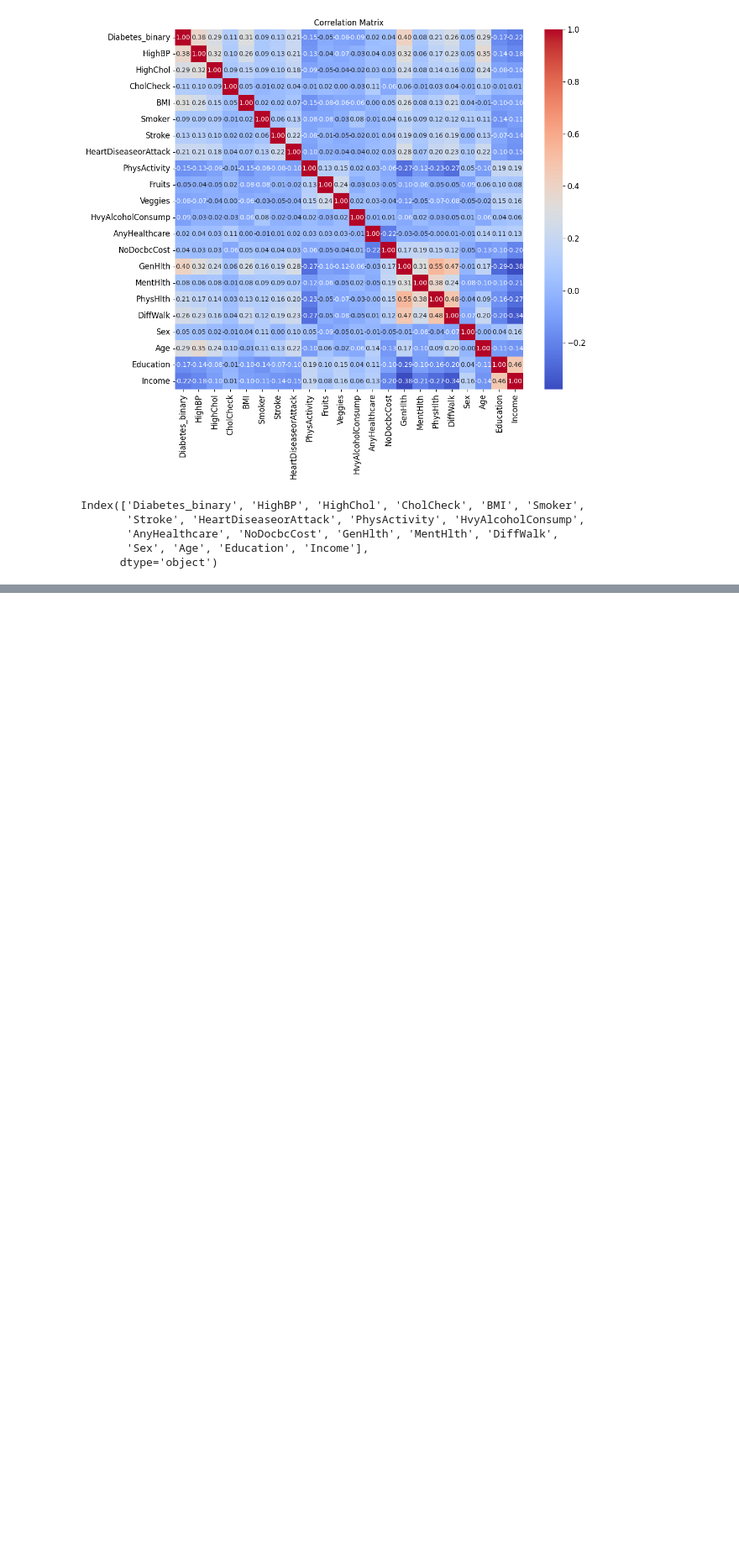
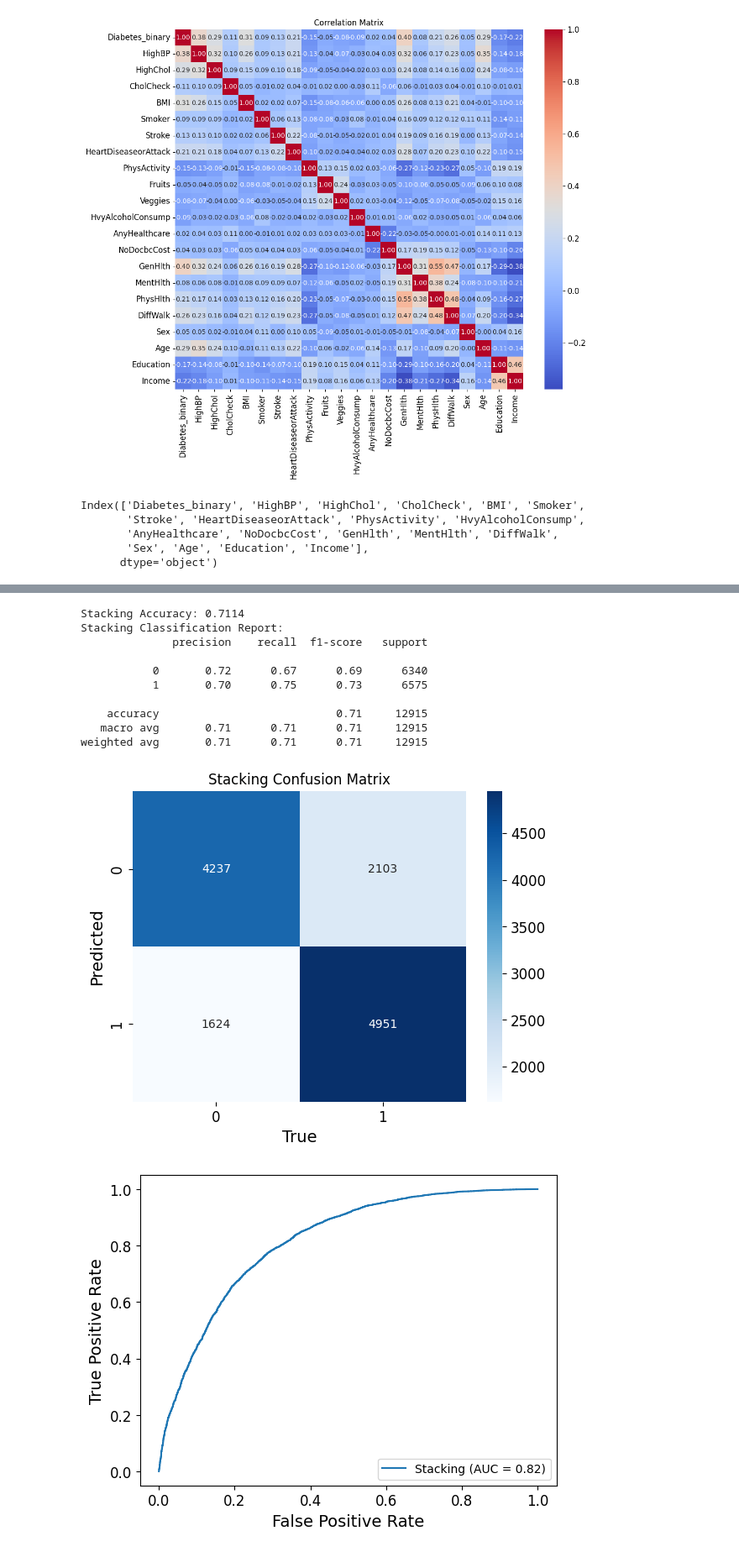
Before and after one commit to k23mhadh/DIABETES_ML_PROJECT, a Jupyter notebook: diabetes_classification.ipynb, the cells around one changed output, grey strips where cells are left out. Shown at 84% size. Saved outputs shown, nothing was run; the diff lists cells and outputs as text; code cells hidden in the pictures; blank space fills up the shorter version.

```diff
--- a/diabetes_classification.ipynb
+++ b/diabetes_classification.ipynb
@@ -270,0 +400,27 @@ Index(['Diabetes_binary', 'HighBP', 'HighChol', 'CholCheck', 'BMI', 'Smoker',
+# %%
+#Ensemble method
+
+# Base models
+estimators = [
+    ('rf', RandomForestClassifier()),
+    ('knn', KNeighborsClassifier(n_neighbors=5))
+]
+
+# Stacking
+stack = StackingClassifier(estimators=estimators, final_estimator=LogisticRegressionCV())
+stack.fit(x_train, y_train)
+y_pred_stack = stack.predict(x_test)
+evaluate_model(y_test, y_pred_stack, "Stacking")
+# %% [output]
+Stacking Accuracy: 0.7114
+Stacking Classification Report:
+              precision    recall  f1-score   support
+
+           0       0.72      0.67      0.69      6340
+           1       0.70      0.75      0.73      6575
+
+    accuracy                           0.71     12915
+   macro avg       0.71      0.71      0.71     12915
+weighted avg       0.71      0.71      0.71     12915
+[figure, added]
+[figure, added]
```
Also changed, not shown: parts of 12 cells of this notebook.
